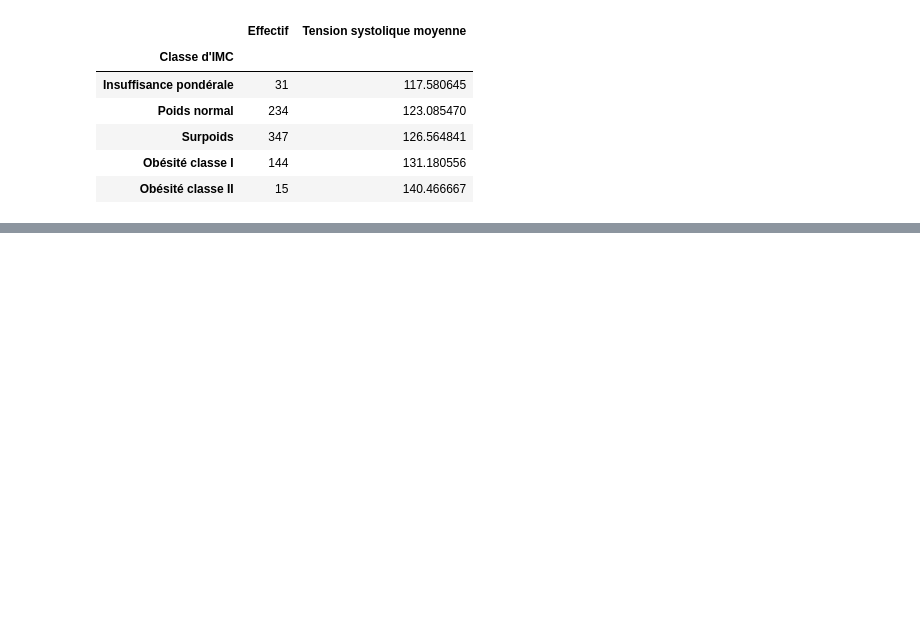
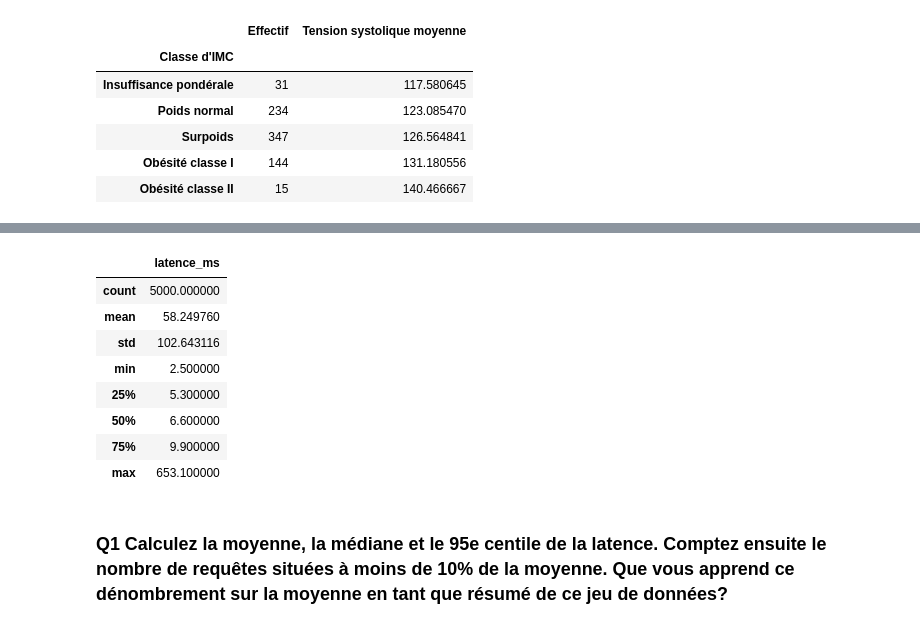
Before and after one commit to Dandalex/Devoir1ConceptStat, a Jupyter notebook: Dandrea_Devoir_I.ipynb, the cells around one changed output, grey strips where cells are left out. Drawn from its saved outputs; the diff is of its cells as text; code cells hidden in the pictures; blank space fills up the shorter version.

```diff
--- a/Dandrea_Devoir_I.ipynb
+++ b/Dandrea_Devoir_I.ipynb
@@ -1408,3 +1459,17 @@ pd.crosstab(df_j3_corrige["sexe"], df_j3_corrige["tabagisme"], normalize="index"
+# %%
+df_j4.describe()
+# %% [output]
+|  | latence_ms |
+| count | 5000.000000 |
+| mean | 58.249760 |
+| std | 102.643116 |
+| min | 2.500000 |
+| 25% | 5.300000 |
+| 50% | 6.600000 |
+| 75% | 9.900000 |
+| max | 653.100000 |
+# %% [markdown]
+### Q1  Calculez la moyenne, la médiane et le 95e centile de la latence. Comptez ensuite le nombre de requêtes situées à moins de 10% de la moyenne. Que vous apprend ce dénombrement sur la moyenne en tant que résumé de ce jeu de données?
 # %%
 # [IA] Code généré par Claude : moyenne, médiane, 95e centile de la latence et requêtes à moins de 10 % de la moyenne (jeu 4, Q1), valeurs et tableau envoyés au rapport
 latence = df_j4["latence_ms"]
```
Also changed, not shown: parts of 6 cells of this notebook, 3 other files.
